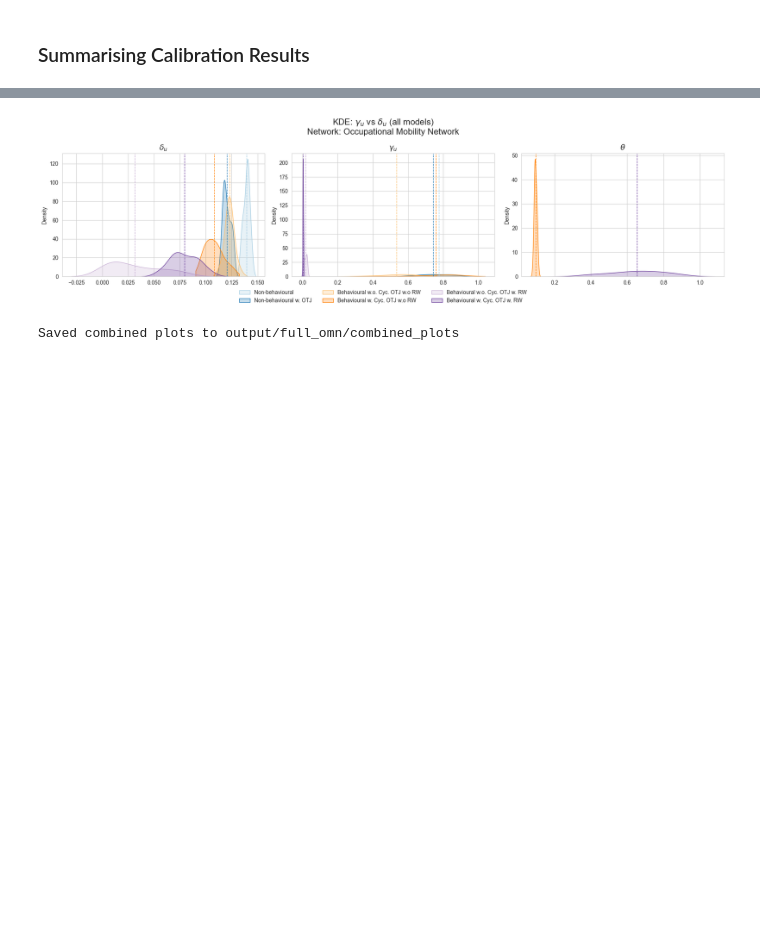
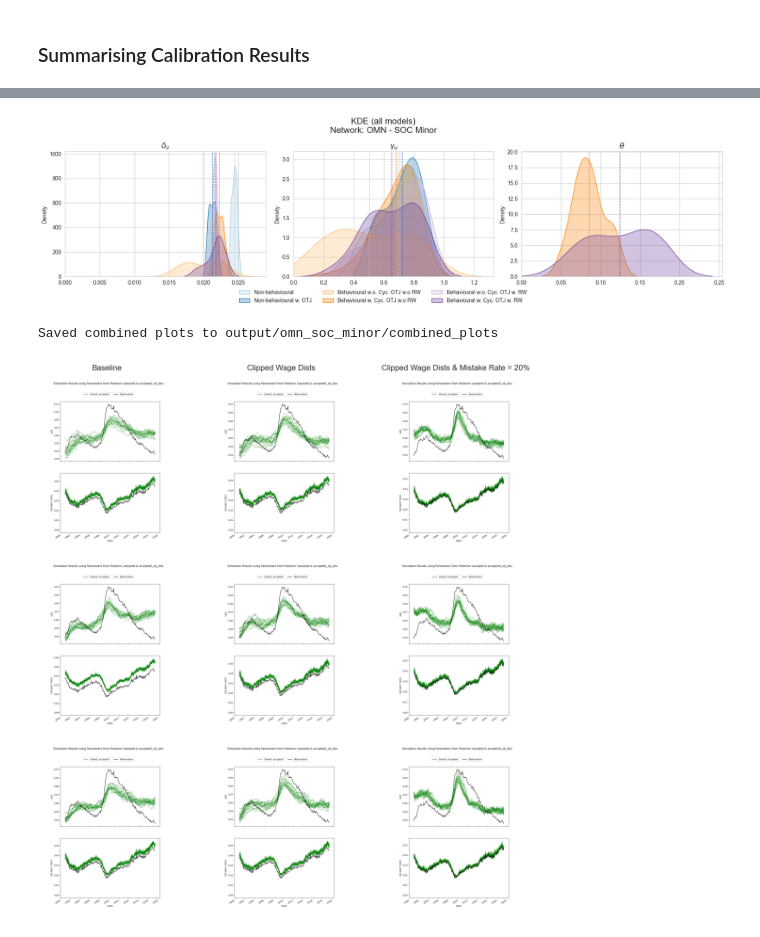
Before and after one commit to ebbam/transition_abm, a Jupyter notebook: calibration_remote/calibration_summary.ipynb, the cells around one changed output, grey strips where cells are left out. Drawn from its saved outputs; the diff is of its cells as text; code cells hidden in the pictures; blank space fills up the shorter version.

Commit message:
soc_minor calibration results

```diff
--- a/calibration_remote/calibration_summary.ipynb
+++ b/calibration_remote/calibration_summary.ipynb
@@ -283,7 +285,7 @@ for idx, var in enumerate(vars_to_plot):
         w = meta["w"]
         if var not in df.columns:
             continue
-        plot_kde_on_ax(ax, df[var], weights=w, label=name_map.get(name, name), color=colors[name], fill=True)
+        plot_kde_on_ax(ax, df[var], weights=w, label=name_map.get(name, name), color=colors[name], fill=True, alpha = 0.3)
         # weighted mean vertical line
         ax.axvline(np.average(df[var].values, weights=w), color=colors[name], linestyle='dashed', linewidth=1)
     if var == "d_u":
@@ -293,12 +295,13 @@ for idx, var in enumerate(vars_to_plot):
     elif var == "theta":
         ax.set_title(r"$\theta$", fontsize = 14)
     ax.set_xlabel(None)
+    ax.set_xlim(left = 0)
 
 
 # Place one combined legend below all plots
 handles, labels = axes[0].get_legend_handles_labels()
 fig.legend(handles, labels, loc="lower center", ncol=3, fontsize=10, frameon=False)
-fig.suptitle(f"KDE: $\gamma_u$ vs $\delta_u$ (all models)\nNetwork: {nw_label}", fontsize = 16)
+fig.suptitle(f"KDE (all models)\nNetwork: {nw_label}", fontsize = 16)
 
 plt.tight_layout(rect=[0, 0.08, 1, 1])  # leave space at bottom for legend
 plt.savefig(os.path.join(out_dir, "all_models_marginals.png"), dpi=300)
@@ -307,5 +310,63 @@ plt.close(fig)
 
 print("Saved combined plots to", out_dir)
 # %% [output]
-[figure, old version]
+[figure, new version]
-Saved combined plots to output/full_omn/combined_plots
+Saved combined plots to output/omn_soc_minor/combined_plots
+# %%
+import matplotlib.image as mpimg
+folder_names = [
+    "full_omn",
+    "onet",
+    "onet_wage_asym"
+]
+
+image_files = [
+    "calibration_otj_disc_sim_results.png",
+    "calibration_otj_disc_CLIPPED_W_sim_results.png",
+    "calibration_otj_disc_CLIPPED_W_MISRATE_20_sim_results.png"
+]
+
+column_labels = [
+    "Baseline",
+    "Clipped Wage Dists",
+    "Clipped Wage Dists & Mistake Rate = 20%"
+]
+
+fig, axes = plt.subplots(3, 3, figsize=(12, 12))
+
+for row, folder in enumerate(folder_names):
+    for col, img_name in enumerate(image_files):
+
+        ax = axes[row, col]
+        if folder == "onet" and img_name == "calibration_otj_disc_sim_results.png":
+            temp_folder = "onet_2"
+            img_path = f"output/{temp_folder}/{img_name}"
+        else:
+            img_path = f"output/{folder}/{img_name}"
+
+        # Put folder name on left-hand side (only once per row)
+        if col == 0:
+            ax.set_ylabel(folder, rotation=90, fontsize=12, labelpad=20, va='center')
+
+        # Put column label on top row only
+        if row == 0:
+            ax.set_title(column_labels[col], fontsize=12)
+
+        # Load image or placeholder
+        if os.path.exists(img_path):
+            img = mpimg.imread(img_path)
+            ax.imshow(img)
+        else:
+            ax.text(
+                0.5, 0.5,
+                "missing this file",
+                ha="center", va="center",
+                fontsize=12, color="red"
+            )
+
+        ax.axis("off")
+
+plt.tight_layout()
+plt.show()
+# %% [output]
+[figure, added]
```
Also changed, not shown: parts of 7 cells of this notebook, 34 other files.
